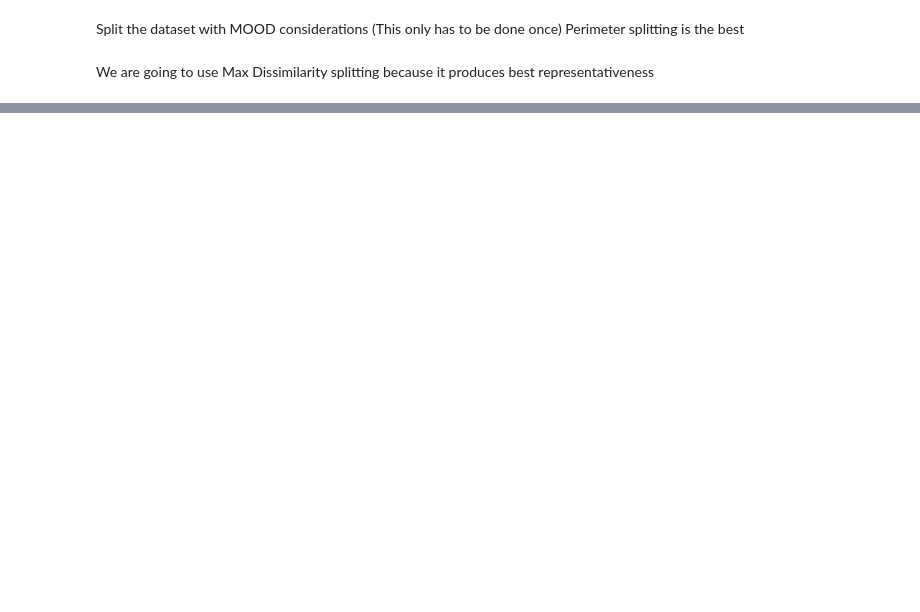
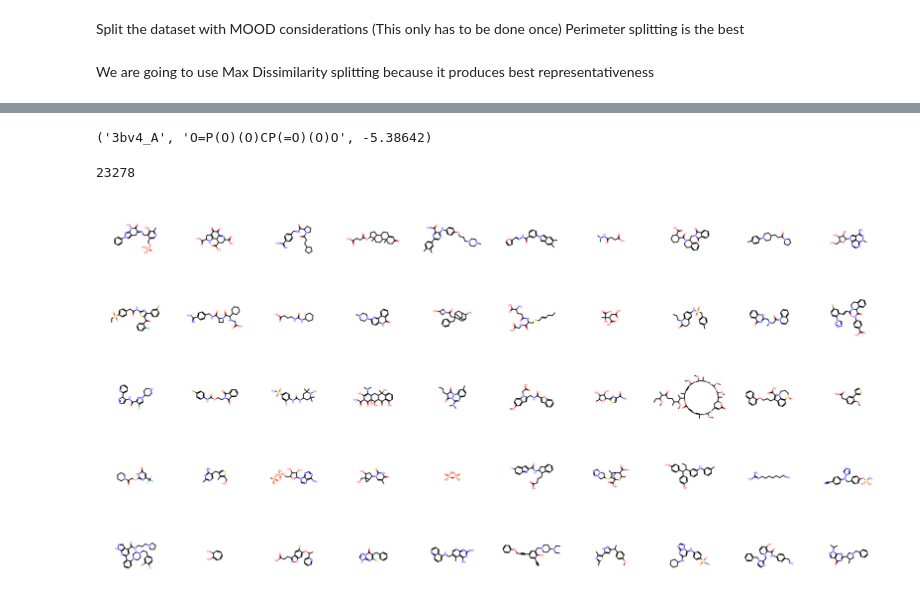
Before and after one commit to tsa87/TacoGFN-SBDD, a Jupyter notebook: examples/7.1_generating_docking_score_dataset.ipynb, the cells around one changed output, grey strips where cells are left out. Drawn from its saved outputs; the diff is of its cells as text; code cells hidden in the pictures; blank space fills up the shorter version.

```diff
--- a/examples/7.1_generating_docking_score_dataset.ipynb
+++ b/examples/7.1_generating_docking_score_dataset.ipynb
@@ -262,0 +276,22 @@ Error:
+# %%
+val = torch.load('../dataset/crossdock_docking_scores/all_crossdock_100k.pt')
+# %%
+val[23279]
+# %% [output]
+('3bv4_A', 'O=P(O)(O)CP(=O)(O)O', -5.38642)
+# %%
+all_smiles = [data[1] for data in val]
+# %%
+smiles = list(set(all_smiles))
+# %%
+# index all smiles
+all_smiles.index(smiles[34])
+# %% [output]
+23278
+# %%
+# display molecules
+from rdkit.Chem.Draw import MolsToGridImage
+
+MolsToGridImage([Chem.MolFromSmiles(smi) for smi in smiles[:100]], molsPerRow=10)
+# %% [output]
+[figure, added]
```
Also changed, not shown: parts of 10 cells of this notebook, 2 other files.
